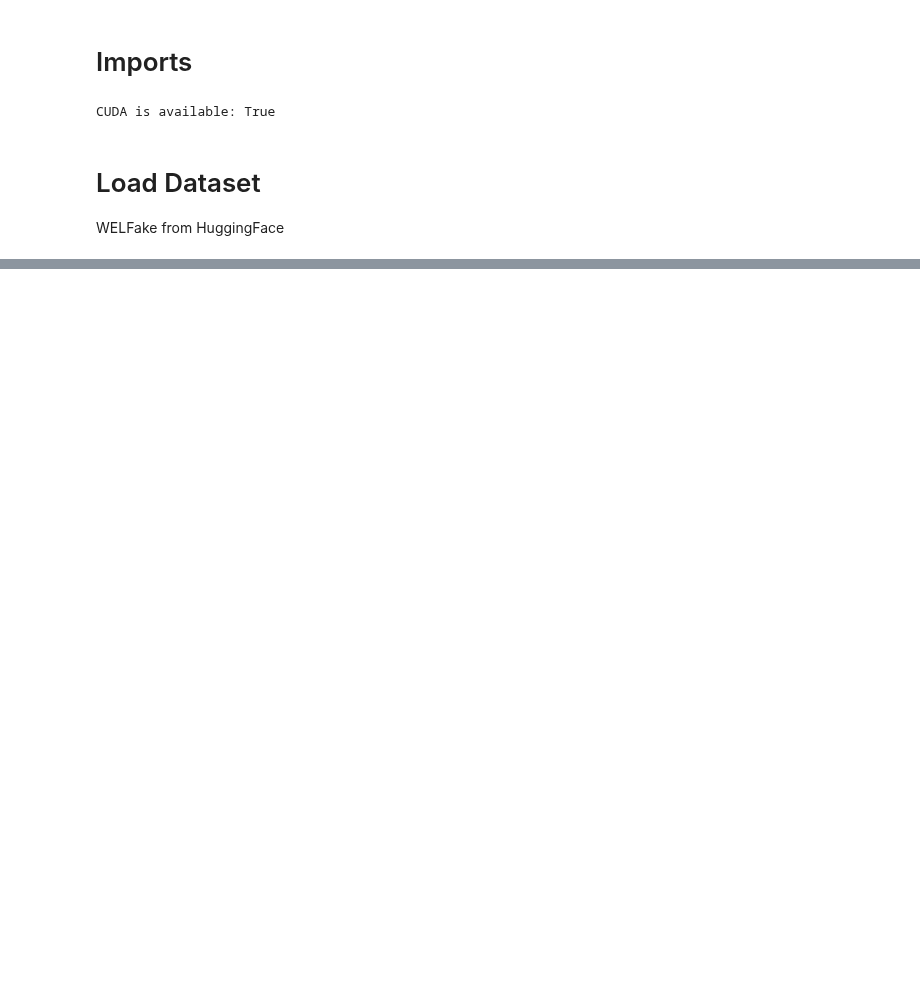
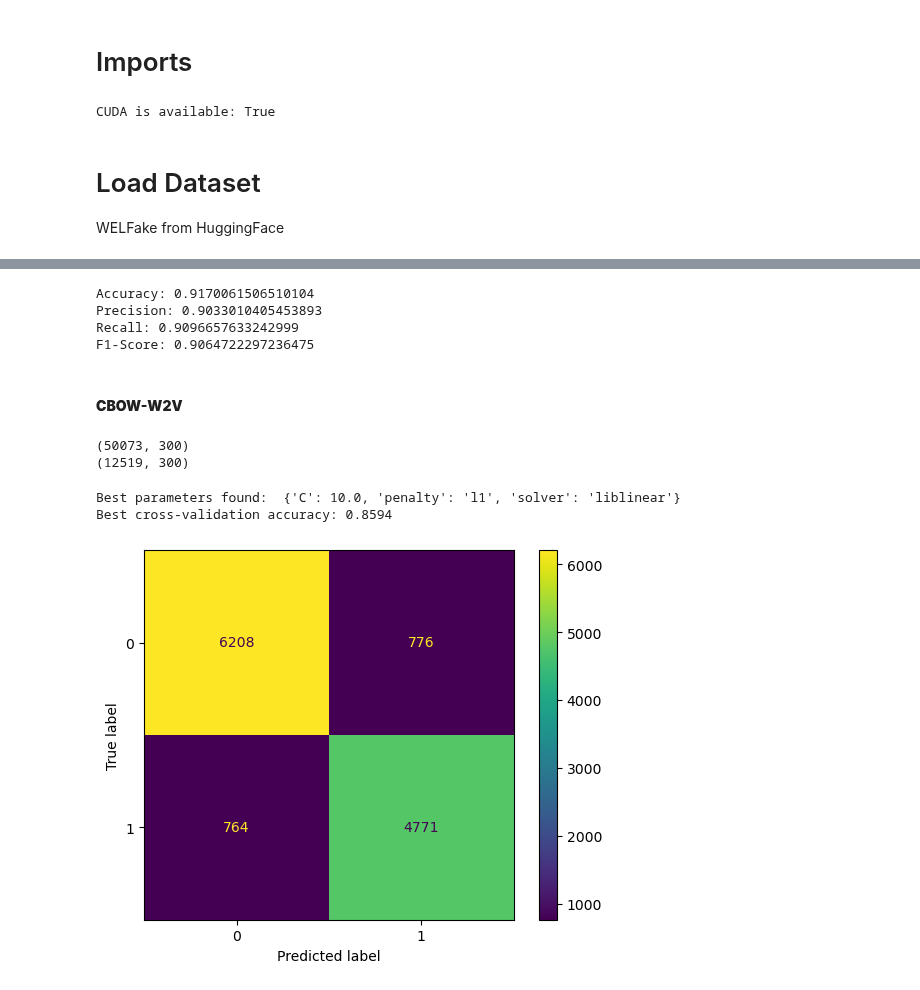
Before and after one commit to Leelexuan/WELFake_AI_Project, a Jupyter notebook: models/lr/LR_embed_iter3.ipynb, the cells around one changed output, grey strips where cells are left out. Saved outputs shown, nothing was run; the diff lists cells and outputs as text; code cells hidden in the pictures; blank space fills up the shorter version.

```diff
--- a/models/lr/LR_embed_iter3.ipynb
+++ b/models/lr/LR_embed_iter3.ipynb
@@ -109,0 +33,5 @@ Model saved as lr_tfidf_model.pkl
+# %%
+#convert dataset to pandas for easier implementation with sklearn
+
+df = dataset["train"].to_pandas()
+display(df)
@@ -109,0 +136,67 @@ Model saved as lr_tfidf_model.pkl
+# %%
+accuracy = accuracy_score(y_test, y_pred)
+precision = precision_score(y_test, y_pred)
+recall = recall_score(y_test, y_pred)
+f1score = f1_score(y_test, y_pred)
+
+print("Accuracy:", accuracy)
+print("Precision:", precision)
+print("Recall:", recall)
+print("F1-Score:", f1score)
+
+results = {"Accuracy:":accuracy,"Precision:":precision,"Recall:":recall,"F1-Score:": f1score}
+metrics={"tfdif": results}
+# %% [output]
+Accuracy: 0.9170061506510104
+Precision: 0.9033010405453893
+Recall: 0.9096657633242999
+F1-Score: 0.9064722297236475
+# %% [markdown]
+#### **CBOW-W2V**
+# %%
+x = df["w2v_embedding"]
+
+x_train, x_test, y_train, y_test = train_test_split(x, y, test_size=0.2, random_state=seed)
+
+x_train_fixed = np.stack(x_train)
+x_test_fixed = np.stack(x_test)
+print(x_train_fixed.shape)
+print(x_test_fixed.shape)
+# %% [output]
+(50073, 300)
+(12519, 300)
+# %%
+# Define the parameter grid for C
+param_grid = {
+    'C': [0.001, 0.01, 0.1, 1.0, 10.0, 100.0],
+    'penalty': ['l1', 'l2'],  # Try different regularization types
+    'solver': ['liblinear']  # Works well with both L1 and L2
+}
+
+# Set up GridSearchCV
+grid_search = GridSearchCV(LogisticRegression(max_iter=1000, random_state=seed),
+                           param_grid,
+                           cv=5,
+                           scoring=['accuracy', 'precision', 'recall', 'f1'],
+                           refit='f1')
+
+# Fit the model
+grid_search.fit(x_train_fixed, y_train)
+
+# Print the best parameters and cross-validation accuracy
+print("\nBest parameters found: ", grid_search.best_params_)
+print("Best cross-validation accuracy: {:.4f}".format(grid_search.best_score_))
+
+w2v_lr = grid_search.best_estimator_
+# %% [output]
+Best parameters found:  {'C': 10.0, 'penalty': 'l1', 'solver': 'liblinear'}
+Best cross-validation accuracy: 0.8594
+# %%
+y_pred = w2v_lr.predict(x_test_fixed)
+
+# Create the confusion matrix
+cm = confusion_matrix(y_test, y_pred)
+
+ConfusionMatrixDisplay(confusion_matrix=cm).plot();
+# %% [output]
+[figure, added]
```
Also changed, not shown: parts of 52 cells of this notebook, 17 other files.
